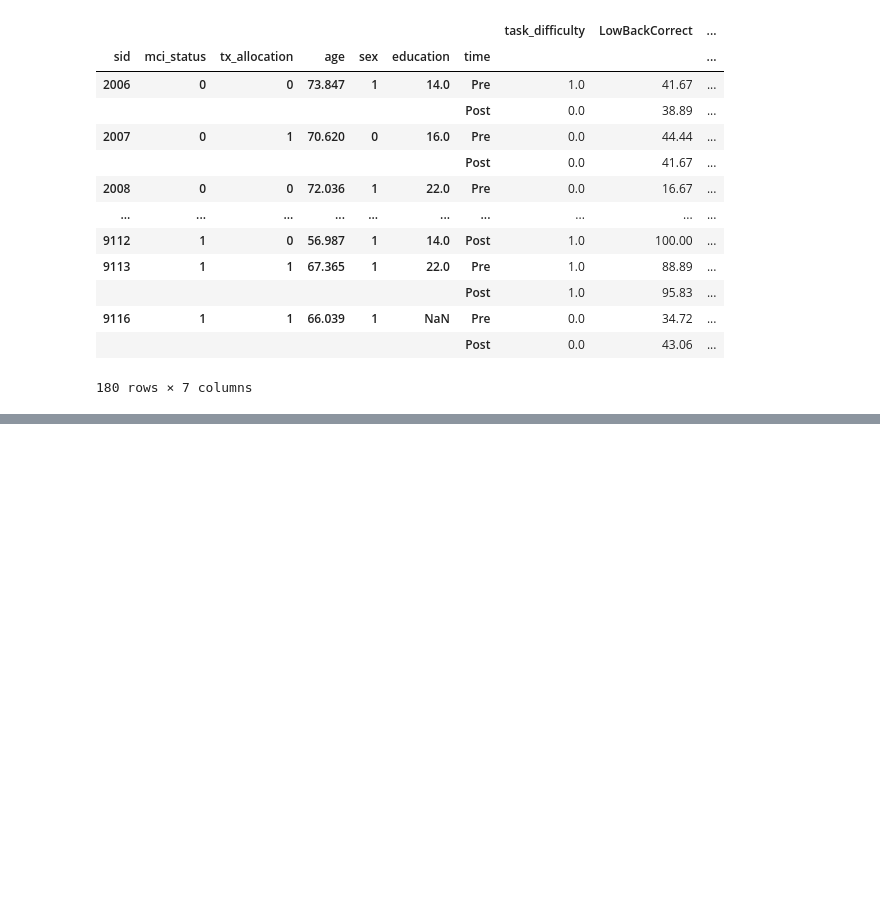
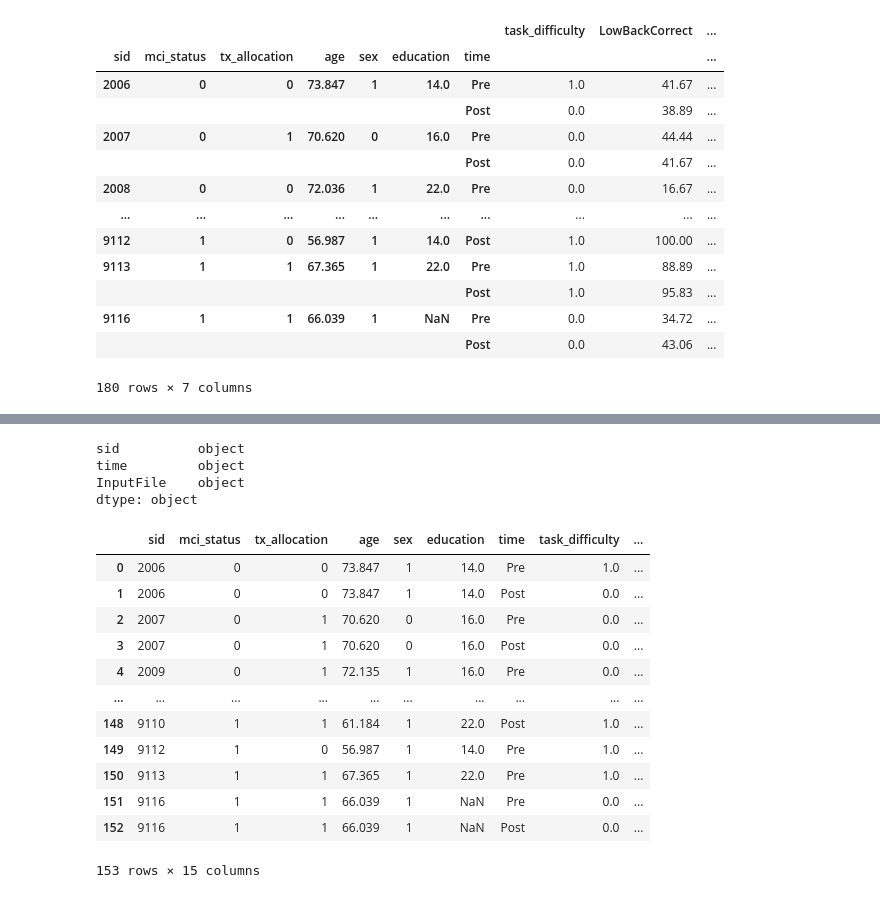
Before and after one commit to tbweng/lllt, a Jupyter notebook: lme.ipynb, the cells around one changed output, grey strips where cells are left out. Saved outputs shown, nothing was run; the diff lists cells and outputs as text; code cells hidden in the pictures; blank space fills up the shorter version.

```diff
--- a/lme.ipynb
+++ b/lme.ipynb
@@ -51,4 +71,4 @@ df_long = pd.wide_to_long(df,
 # %%
 # get input ppi data
 
-ppi_list = glob.glob('/scratch/05201/bhickson/preprocdata/ppi/connected_regions_0005/*/thresh_zstat3.nii.gz')
+ppi_list = sorted(glob.glob('/scratch/05201/bhickson/preprocdata/ppi/connected_regions_0005/level2/*/cope*.nii.gz'))
@@ -59,5 +74,0 @@ ppi_list[0]
-# %%
-for i in ppi_list:
-    sub=str(file.split('/')[7].split('_')[0].split('-')[1])
-    ses=file.split('/')[7].split('_')[1].split('-')[1]
-    run=int(file.split('/')[10].split('_')[3].split('-')[1])
@@ -63,0 +78,13 @@ for i in ppi_list:
+# %%
+# make df with sub, ses, and path to ppi file
+li = []
+for i in ppi_list:
+    sub=i.split('/')[9].split('_')[1].split('-')[1]
+    ses=i.split('/')[9].split('_')[2].split('-')[1].split('.')[0]
+
+    li.append([sub, ses, i])
+
+df_ppi = pd.DataFrame(li, columns = ['sid', 'time', 'InputFile'])
+# %%
+# rename time column values
+df_ppi.time = df_ppi.time.map({'A': 'Pre', 'B': 'Post'})
@@ -63,0 +107,25 @@ for i in ppi_list:
+# %%
+df_ppi.dtypes
+# %% [output]
+sid          object
+time         object
+InputFile    object
+dtype: object
+# %%
+# merge ppi df with behavioral df
+df_lme = df_long.merge(df_ppi, on = ['sid', 'time'])
+df_lme
+# %% [output]
+|  | sid | mci_status | tx_allocation | age | sex | education | time | task_difficulty | ... |
+| 0 | 2006 | 0 | 0 | 73.847 | 1 | 14.0 | Pre | 1.0 | ... |
+| 1 | 2006 | 0 | 0 | 73.847 | 1 | 14.0 | Post | 0.0 | ... |
+| 2 | 2007 | 0 | 1 | 70.620 | 0 | 16.0 | Pre | 0.0 | ... |
+| 3 | 2007 | 0 | 1 | 70.620 | 0 | 16.0 | Post | 0.0 | ... |
+| 4 | 2009 | 0 | 1 | 72.135 | 1 | 16.0 | Pre | 0.0 | ... |
+| ... | ... | ... | ... | ... | ... | ... | ... | ... | ... |
+| 148 | 9110 | 1 | 1 | 61.184 | 1 | 22.0 | Post | 1.0 | ... |
+| 149 | 9112 | 1 | 0 | 56.987 | 1 | 14.0 | Pre | 1.0 | ... |
+| 150 | 9113 | 1 | 1 | 67.365 | 1 | 22.0 | Pre | 1.0 | ... |
+| 151 | 9116 | 1 | 1 | 66.039 | 1 | NaN | Pre | 0.0 | ... |
+| 152 | 9116 | 1 | 1 | 66.039 | 1 | NaN | Post | 0.0 | ... |
+153 rows × 15 columns
```
Also changed, not shown: parts of 8 cells of this notebook.
